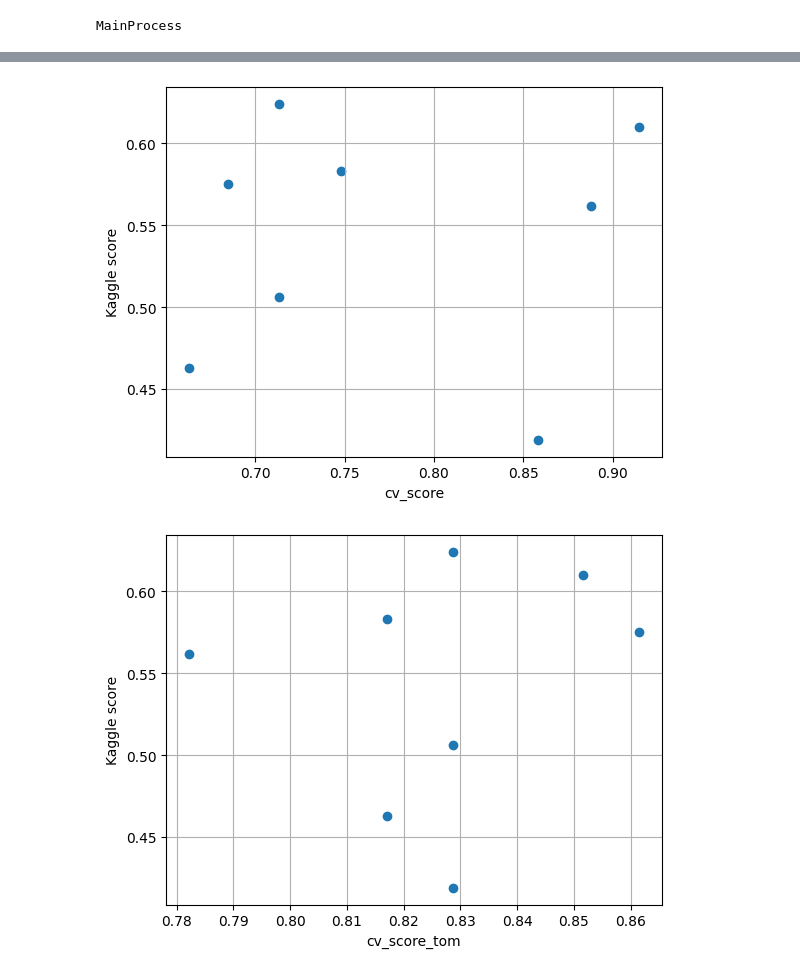
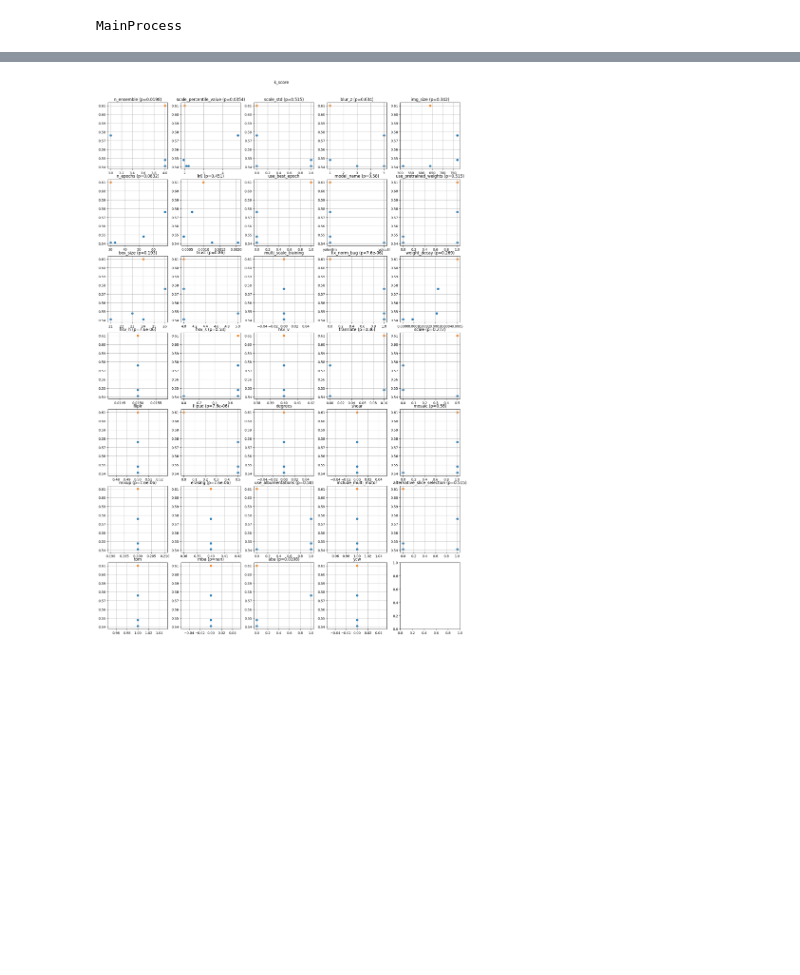
Before and after one commit to jcottaar/flagellar, a Jupyter notebook: run_many_models_results.ipynb, the cells around one changed output, grey strips where cells are left out. Cells and saved outputs as stored; diff of their text form; code cells hidden in the pictures; blank space fills up the shorter version.

```diff
--- a/run_many_models_results.ipynb
+++ b/run_many_models_results.ipynb
@@ -21,7 +21,7 @@ import ISLP.models
 import subprocess
 import io
 
-predict_all = True
+predict_all = False
 # %% [output]
 MainProcess
 # %%
@@ -42,7 +42,7 @@ for f in files:
     data = fls.dill_load(f)
     d = data.modifier_values
 
-    if not (d['seed']>=5): print('skip'); continue
+    #if not (d['seed']>=5): print('skip'); continue
 
     if predict_all:
         data.trained_model.data_after_step2 = data.inferred_test_data
@@ -61,6 +61,8 @@ for f in files:
     d_kaggle_comp['seed'] = d['seed']
     d_kaggle_comp['cv_score'] = d['cv_score']
     d_kaggle_comp['k_score'] = np.nan
+
+    print(len(data.test_data))
 
     dicts_kaggle_comp.append(d_kaggle_comp)
 
@@ -185,16 +179,16 @@ p
 to_plot = copy.deepcopy(p).columns.to_list()[2:-9]
 main = np.logical_and(np.logical_not(p['use_missing_value']), np.logical_not(p['cv_score']==0.))
 #main = p['tom']
-for x_val in ['cv_score', 'cv_score_tom', 'cv_score_ycw', 'cv_score_aba', 'cv_score_mba']:
-     plt.figure()
-     plt.scatter(p[x_val][main], p['k_score'][main])
-     plt.grid(True)
-     plt.xlabel(x_val)
-     plt.ylabel('Kaggle score')
+# for x_val in ['cv_score', 'cv_score_tom', 'cv_score_ycw', 'cv_score_aba', 'cv_score_mba']:
+#      plt.figure()
+#      plt.scatter(p[x_val][main], p['k_score'][main])
+#      plt.grid(True)
+#      plt.xlabel(x_val)
+#      plt.ylabel('Kaggle score')
 ncols = 5
 nrows = len(to_plot)//ncols+1
 figs = []
-for y_val in p.columns[-6:][[5,0,1,2,3,4]].to_list():
+for y_val in p.columns[-6:][[5]].to_list():#,0,1,2,3,4]].to_list():
     fig, axes = plt.subplots(nrows=nrows, ncols=ncols, figsize=(18,18/ncols*nrows))
     plt.tight_layout(pad=10.0,h_pad=1,w_pad=1)
     figs.append(fig)
@@ -208,38 +202,38 @@ for y_val in p.columns[-6:][[5,0,1,2,3,4]].to_list():
         plt.ylabel('')
         plt.grid(True)
         plt.scatter(p[d][main], p[y_val][main])
-        #plt.scatter(p[d][np.logical_not(main)], p[y_val][np.logical_not(main)])
+        if y_val == 'k_score':
+            plt.scatter(p[d][np.logical_not(main)], p[y_val][np.logical_not(main)])
 
         # fit
         if len(np.unique(p[d][main]))>1:
             pp = copy.deepcopy(p)
             if not pd.api.types.is_numeric_dtype(pp[d]) or pd.api.types.is_bool_dtype(pp[d]):
                 pp[d] = pp[d].astype('category').cat.codes
             X = pp[[d]][main]
             X['intercept'] = 1.
             y = p[y_val][main]
             to_keep = np.logical_not(np.isnan(y))
             X = X[to_keep]; y=y[to_keep];
             model = sm.OLS(y,X)
             results=model.fit()
             p_val = results.pvalues[d]
             plt.title(f'{d} (p={p_val:.3})')
         else:
             plt.title(d)
 
         # if d == 'mask_sizes0':
         #     x_vals = [m.mask_sizes[model.particles_to_do[0]][0] for m in model_list]
         # elif d == 'mask_sizes1':
         #     x_vals = [m.mask_sizes[model.particles_to_do[0]][1] for m in model_list]
         # elif d == 'mask_sizes2':
         #     x_vals = [m.mask_sizes[model.particles_to_do[0]][2] for m in model_list]
         # else:
         #     x_vals = [getattr(m, d)[model.particles_to_do[0]] for m in model_list]
         # if len(np.unique(x_vals))<8:
         #     #pass
         #     violin_plot(x_vals,score_vals)
         # else:
         #     plt.scatter(x_vals, score_vals)
 # %% [output]
-[figure, old version]
+[figure, new version]
-[figure, removed]
```
Also changed, not shown: parts of 6 cells of this notebook, 7 other files.
